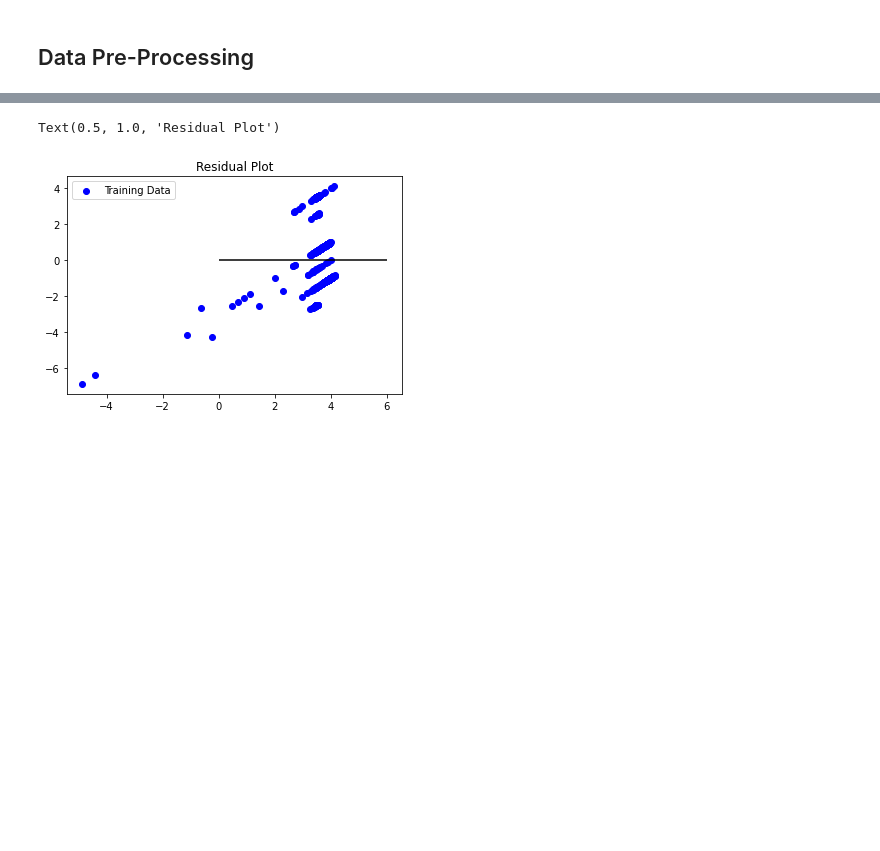
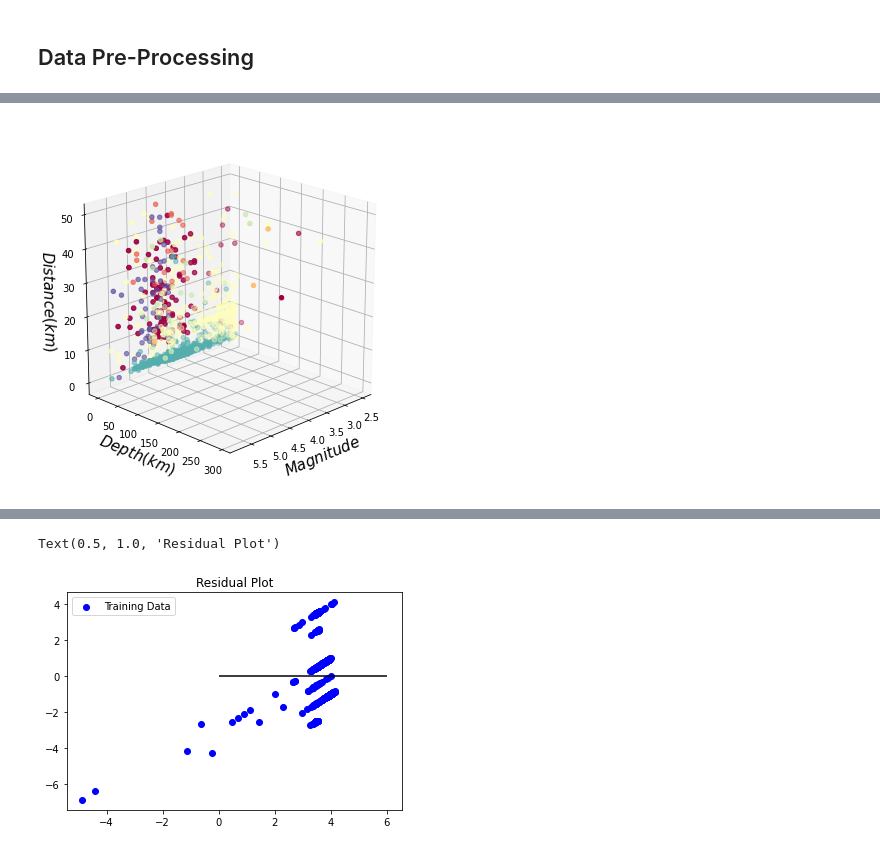
Before and after one commit to gonzaloreusch/Groundbreaking, a Jupyter notebook: VEI_Regression_Simplified.ipynb, the cells around one changed output, grey strips where cells are left out. Saved outputs shown, nothing was run; the diff lists cells and outputs as text; code cells hidden in the pictures; blank space fills up the shorter version.

```diff
--- a/VEI_Regression_Simplified.ipynb
+++ b/VEI_Regression_Simplified.ipynb
@@ -86,0 +118,11 @@ Testing Score: 0.0352122031418316
+# %%
+from mpl_toolkits.mplot3d import Axes3D
+fig = plt.figure(1, figsize=(5, 5))
+axes = Axes3D(fig, elev=20, azim=45)
+axes.set_xlabel('$Magnitude$', fontsize=15, rotation=150)
+axes.set_ylabel('$Depth (km)$', fontsize=15)
+axes.set_zlabel(r'$Distance (km)$', fontsize=15, rotation=60)
+axes.scatter(X.iloc[:,0], X.iloc[:,1], X.iloc[:,2], c=y, cmap=plt.cm.get_cmap("Spectral"))
+plt.show()
+# %% [output]
+[figure, added]
```
Also changed, not shown: parts of 10 cells of this notebook.
